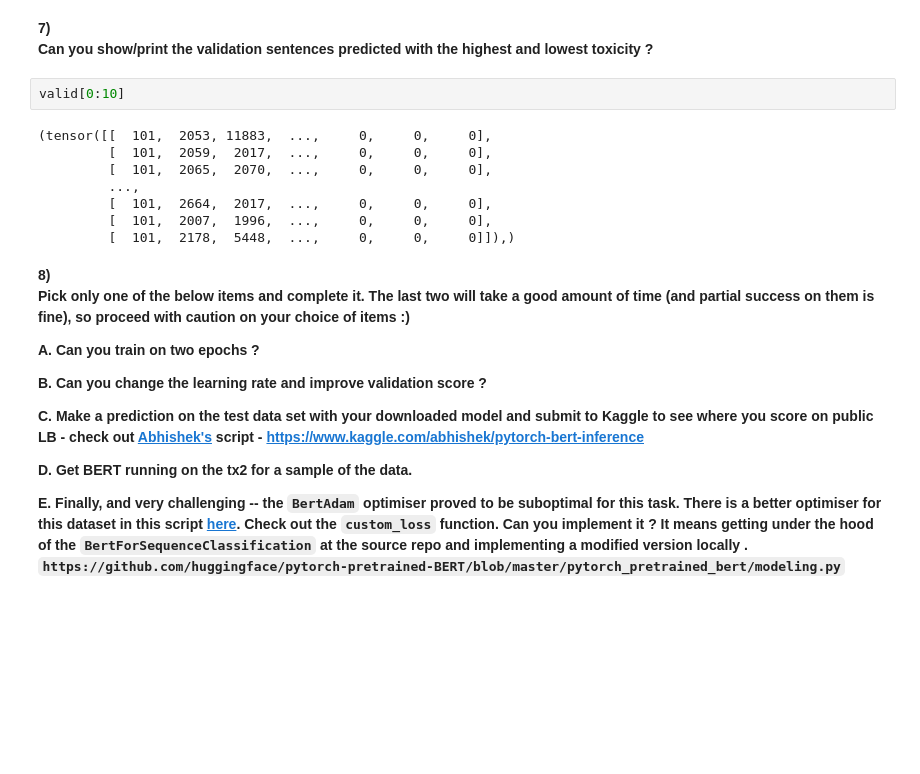
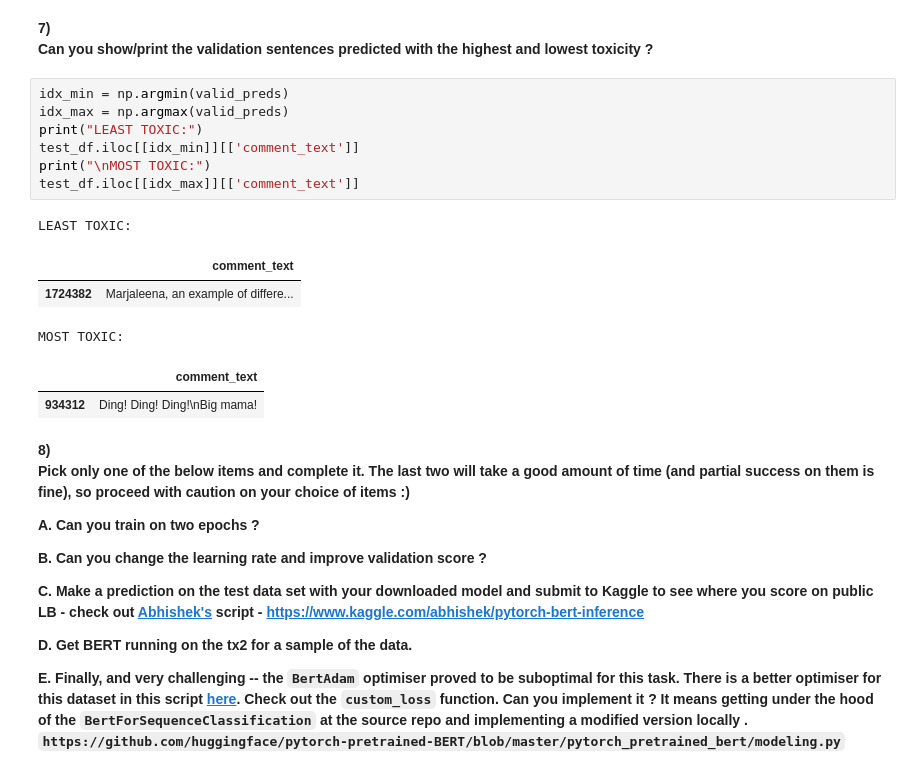
Before and after one commit to Stanley-Ye/2019-Fall-W251, a Jupyter notebook: week06/hw/Submission/BERT_classifying_toxicity_p100.ipynb, the cells around one changed output. Cells and saved outputs as stored; diff of their text form; blank space fills up the shorter version.

```diff
--- a/week06/hw/Submission/BERT_classifying_toxicity_p100.ipynb
+++ b/week06/hw/Submission/BERT_classifying_toxicity_p100.ipynb
@@ -339,16 +339,20 @@ AUC score : 0.79870
 # %% [markdown]
 **7)**
 **Can you show/print the validation sentences predicted with the highest and lowest toxicity ?**
-# %%
-valid[0:10]
-# %% [output]
-(tensor([[  101,  2053, 11883,  ...,     0,     0,     0],
-         [  101,  2059,  2017,  ...,     0,     0,     0],
-         [  101,  2065,  2070,  ...,     0,     0,     0],
-         ...,
-         [  101,  2664,  2017,  ...,     0,     0,     0],
-         [  101,  2007,  1996,  ...,     0,     0,     0],
-         [  101,  2178,  5448,  ...,     0,     0,     0]]),)
+# %%
+idx_min = np.argmin(valid_preds)
+idx_max = np.argmax(valid_preds)
+print("LEAST TOXIC:")
+test_df.iloc[[idx_min]][['comment_text']]
+print("\nMOST TOXIC:")
+test_df.iloc[[idx_max]][['comment_text']]
+# %% [output]
+LEAST TOXIC:
+|  | comment_text |
+| 1724382 | Marjaleena, an example of differe... |
+MOST TOXIC:
+|  | comment_text |
+| 934312 | Ding! Ding! Ding!\nBig mama! |
 # %% [markdown]
 **8)**
 **Pick only one of the below items and complete it. The last two will take a good amount of time (and partial success on them is fine), so proceed with caution on your choice of items :)**
```
Also changed, not shown: parts of 2 cells of this notebook.
